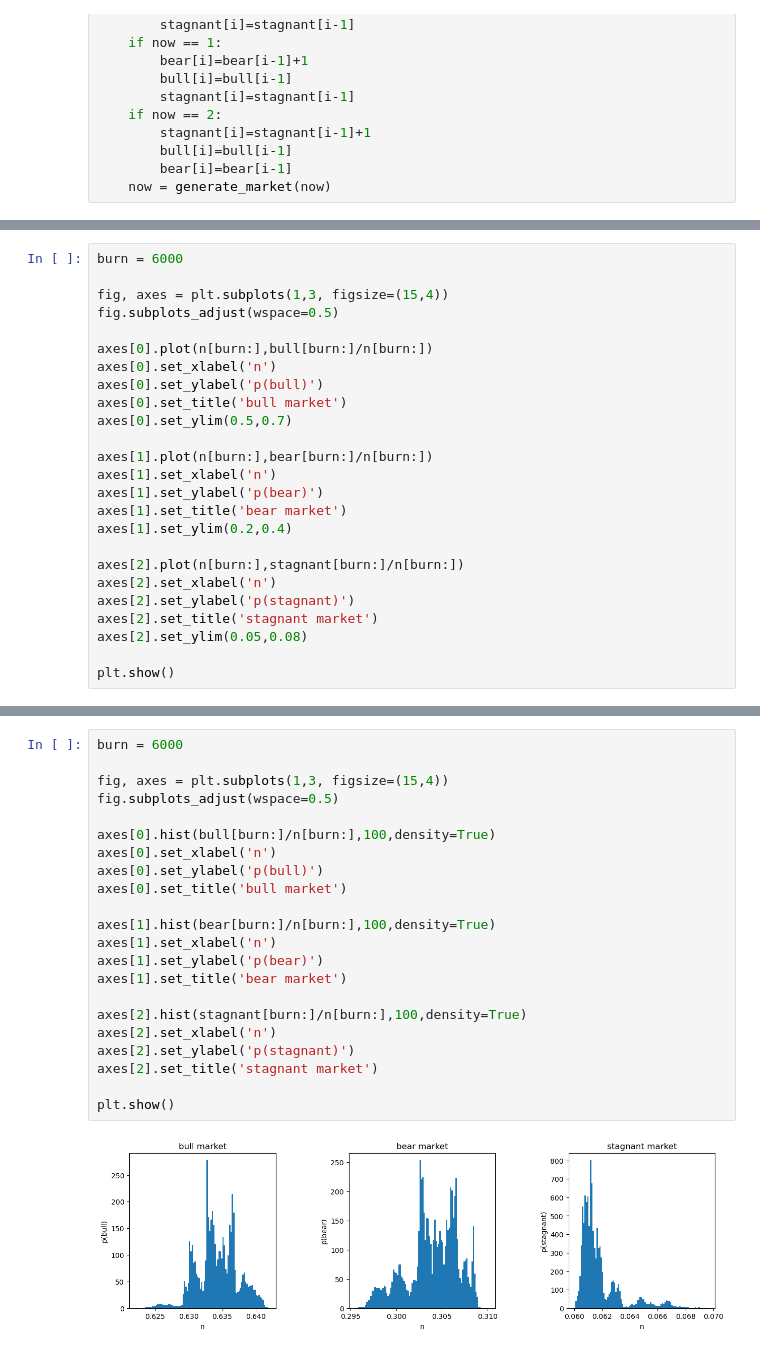
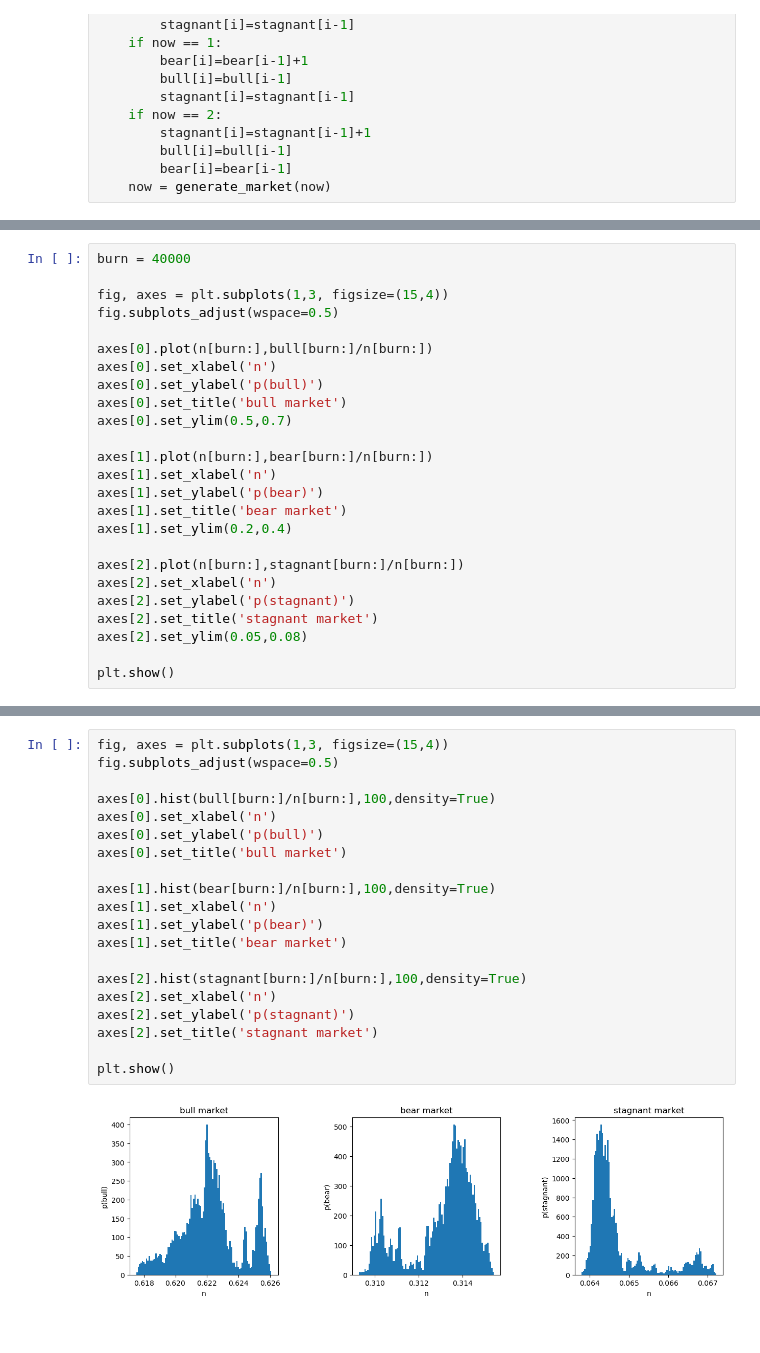
Before and after one commit to Giulia-Foroni/astrostatistics, a Jupyter notebook: lez10/weather.ipynb, the cells around one changed output, grey strips where cells are left out. Drawn from its saved outputs; the diff is of its cells as text.

```diff
--- a/lez10/weather.ipynb
+++ b/lez10/weather.ipynb
@@ -215,5 +215,5 @@ plt.show()
 # %%
-burn = 6000
+burn = 40000
 
 fig, axes = plt.subplots(1,3, figsize=(15,4))
 fig.subplots_adjust(wspace=0.5)
@@ -242,27 +242,25 @@ plt.show()
 # %%
-burn = 6000
-
 fig, axes = plt.subplots(1,3, figsize=(15,4))
 fig.subplots_adjust(wspace=0.5)
 
 axes[0].hist(bull[burn:]/n[burn:],100,density=True)
 axes[0].set_xlabel('n')
 axes[0].set_ylabel('p(bull)')
 axes[0].set_title('bull market')
 
 axes[1].hist(bear[burn:]/n[burn:],100,density=True)
 axes[1].set_xlabel('n')
 axes[1].set_ylabel('p(bear)')
 axes[1].set_title('bear market')
 
 axes[2].hist(stagnant[burn:]/n[burn:],100,density=True)
 axes[2].set_xlabel('n')
 axes[2].set_ylabel('p(stagnant)')
 axes[2].set_title('stagnant market')
 
 plt.show()
 # %% [output]
-[figure, old version]
+[figure, new version]
 # %%
 print('Most probable p(bull) : '+str(np.round(np.median(bull[burn:]/n[burn:]),3))+' +- '+str(np.round(astroML.stats.sigmaG(bull[burn:]/n[burn:]),3)))
 print('Most probable p(bear) : '+str(np.round(np.median(bear[burn:]/n[burn:]),3))+' +- '+str(np.round(astroML.stats.sigmaG(bear[burn:]/n[burn:]),3)))
```
Also changed, not shown: parts of 7 cells of this notebook, 1 other file.
